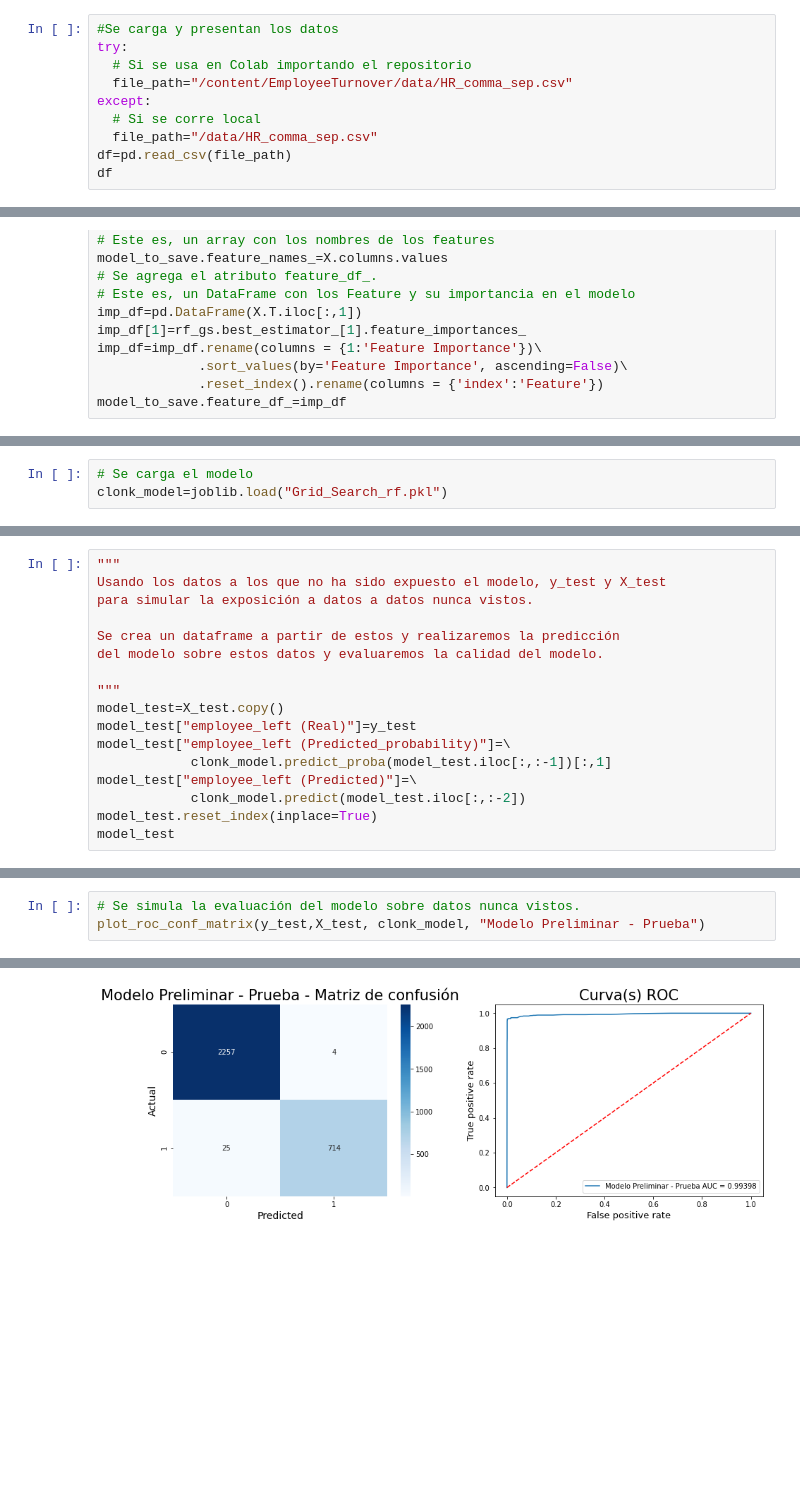
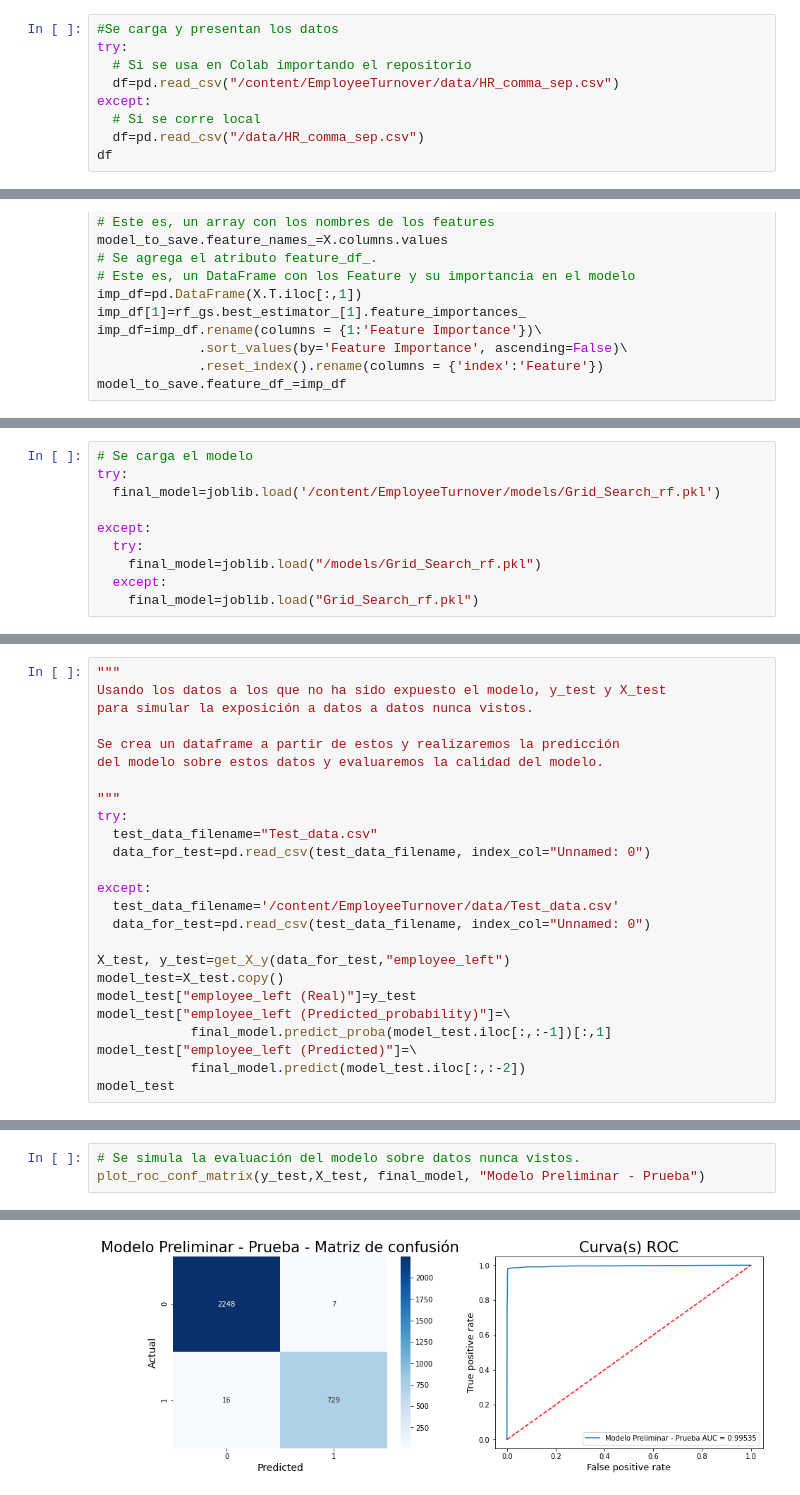
Before and after one commit to JECaballeroR/EmployeeTurnover, a Jupyter notebook: EmployeeTurnover.ipynb, the cells around one changed output, grey strips where cells are left out. Drawn from its saved outputs; the diff is of its cells as text; blank space fills up the shorter version.

```diff
--- a/EmployeeTurnover.ipynb
+++ b/EmployeeTurnover.ipynb
@@ -101,11 +102,10 @@ Después de estas validaciones iniciales, se modifican los nombres de las variab
 #Se carga y presentan los datos
 try:
   # Si se usa en Colab importando el repositorio
-  file_path="/content/EmployeeTurnover/data/HR_comma_sep.csv"
+  df=pd.read_csv("/content/EmployeeTurnover/data/HR_comma_sep.csv")
 except:
   # Si se corre local
-  file_path="/data/HR_comma_sep.csv"
-df=pd.read_csv(file_path)
+  df=pd.read_csv("/data/HR_comma_sep.csv")
 df
 # %% [output]
 |  | satisfaction_level | last_evaluation | number_project | average_montly_hours | time_spend_company | ... |
@@ -921,7 +921,14 @@ joblib.dump(model_to_save, 'Grid_Search_rf.pkl')
 ['Grid_Search_rf.pkl']
 # %%
 # Se carga el modelo
-clonk_model=joblib.load("Grid_Search_rf.pkl")
+try:
+  final_model=joblib.load('/content/EmployeeTurnover/models/Grid_Search_rf.pkl')
+
+except:
+  try:
+    final_model=joblib.load("/models/Grid_Search_rf.pkl")
+  except:
+    final_model=joblib.load("Grid_Search_rf.pkl")
 # %%
 """
 Usando el atributo creado, feature_df_, se genera un gráfico de Feature
@@ -966,12 +950,20 @@ Se crea un dataframe a partir de estos y realizaremos la predicción
 del modelo sobre estos datos y evaluaremos la calidad del modelo.
 
 """
+try:
+  test_data_filename="Test_data.csv"
+  data_for_test=pd.read_csv(test_data_filename, index_col="Unnamed: 0")
+
+except:
+  test_data_filename='/content/EmployeeTurnover/data/Test_data.csv'
+  data_for_test=pd.read_csv(test_data_filename, index_col="Unnamed: 0")
+
+X_test, y_test=get_X_y(data_for_test,"employee_left")
 model_test=X_test.copy()
 model_test["employee_left (Real)"]=y_test
 model_test["employee_left (Predicted_probability)"]=\
-            clonk_model.predict_proba(model_test.iloc[:,:-1])[:,1]
+            final_model.predict_proba(model_test.iloc[:,:-1])[:,1]
 model_test["employee_left (Predicted)"]=\
-            clonk_model.predict(model_test.iloc[:,:-2])
-model_test.reset_index(inplace=True)
+            final_model.predict(model_test.iloc[:,:-2])
 model_test
 # %% [output]
@@ -991,6 +999,6 @@ model_test
 # %%
 # Se simula la evaluación del modelo sobre datos nunca vistos.
-plot_roc_conf_matrix(y_test,X_test, clonk_model, "Modelo Preliminar - Prueba")
+plot_roc_conf_matrix(y_test,X_test, final_model, "Modelo Preliminar - Prueba")
 # %% [output]
               precision    recall  f1-score   support
 
@@ -1002,2 +1010,2 @@ plot_roc_conf_matrix(y_test,X_test, clonk_model, "Modelo Preliminar - Prueba")
 weighted avg       0.99      0.99      0.99      3000
-[figure, old version]
+[figure, new version]
```
Also changed, not shown: parts of 27 cells of this notebook.
